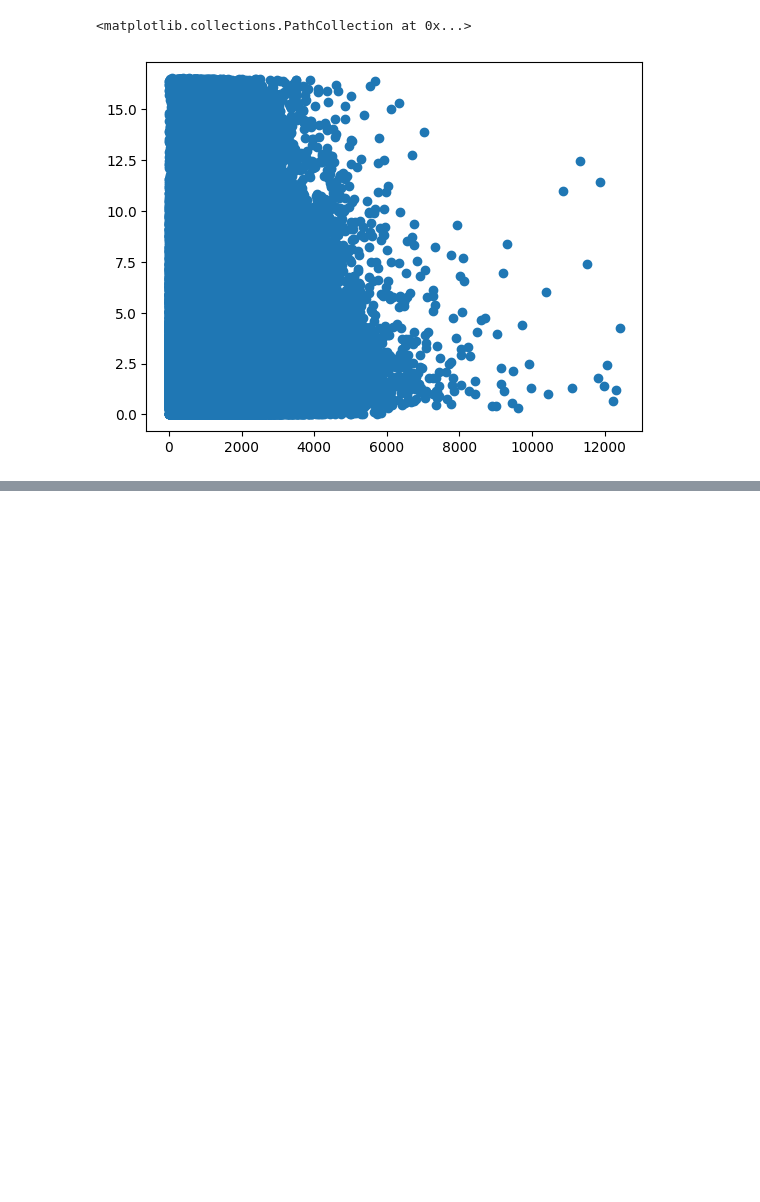
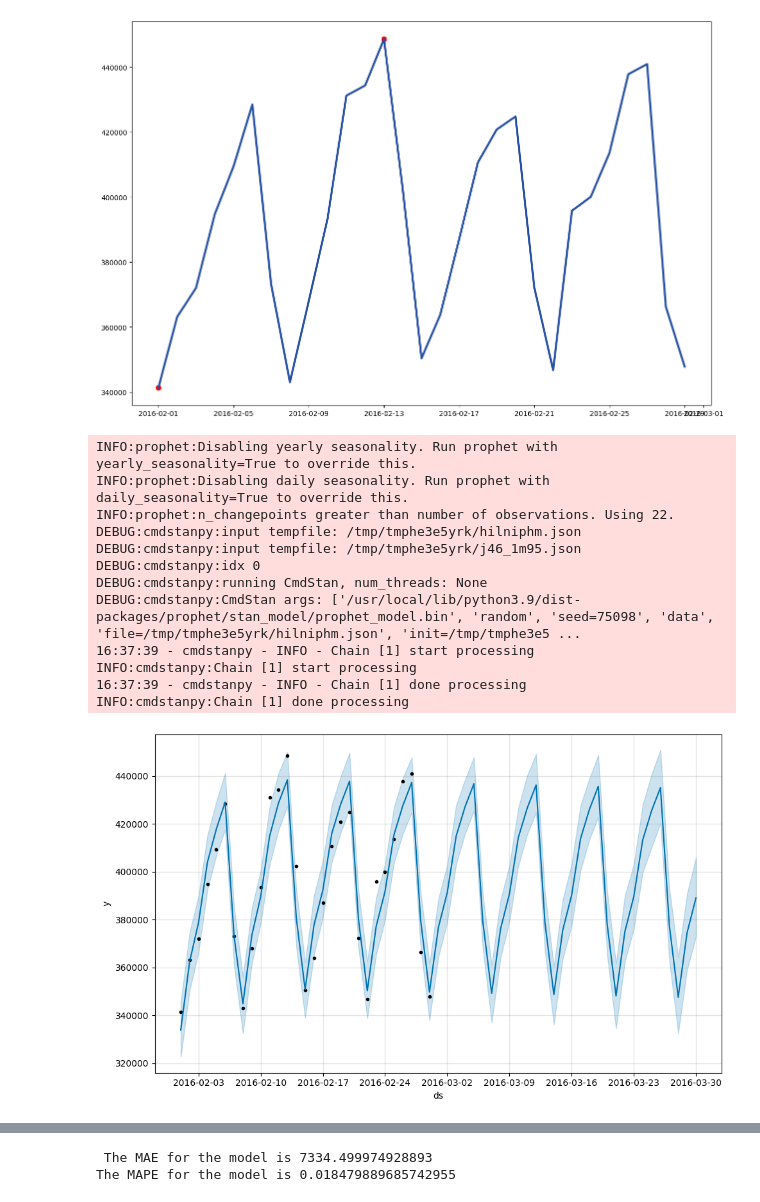
Before and after one commit to Pavionio/Fear_and_Hate_in_Taxi, a Jupyter notebook: anomaly_function.ipynb, the cells around one changed output, grey strips where cells are left out. Drawn from its saved outputs; the diff is of its cells as text; code cells hidden in the pictures; blank space fills up the shorter version.

```diff
--- a/anomaly_function.ipynb
+++ b/anomaly_function.ipynb
@@ -52,6 +52,6 @@ weather = pd.read_csv('/content/gdrive/MyDrive/intensive/Project/nyc_2016_weathe
 # %%
 !unzip -q /content/gdrive/My\ Drive/intensive/Project/trips_2015-2016.zip
 # %%
-trip_duration = pd.read_csv('/content/yellow_tripdata_2015-01.csv')
+trip_duration = pd.read_csv('/content/yellow_tripdata_2016-03.csv')
 # %%
 trip_duration
@@ -144,11 +130,11 @@ def show_geo_map(data : pd.DataFrame) -> None :
 def iso_forest_trip_count_anomalies(data : pd.DataFrame) -> None :
 
 
-    data = data.sort_values(by=['pickup_datetime']).copy()
+    data = data.sort_values(by=['pickup_datetime'])
     cols = data.columns
     data['ds'] = pd.to_datetime(data['pickup_datetime'].str.slice(stop=10))
     duration = data.groupby('ds',as_index=False).count()
-    duration.rename(columns={cols[-2]: "y"},inplace=True)
+    duration.rename(columns={cols[1]: "y"},inplace=True)
     duration = duration[['ds','y']]
     model = IsolationForest(n_estimators=150, max_samples='auto', contamination=float(0.05), max_features=1.0)
 
@@ -236,12 +222,12 @@ def get_distance(p1, p2):
 # %%
 def prophet_trip_count_anomalies(data : pd.DataFrame, num_of_periods : int ) -> None :
 
-        data = data.sort_values(by=['pickup_datetime']).copy()
+        data = data.sort_values(by=['pickup_datetime'])
         cols = data.columns
         data['ds'] = pd.to_datetime(data['pickup_datetime'].str.slice(stop=10))
 
         duration = data.groupby('ds',as_index=False).count()
-        duration.rename(columns={cols[-2]: "y"},inplace=True)
+        duration.rename(columns={cols[1]: "y"},inplace=True)
         duration = duration[['ds','y']]
 
         m = Prophet()
@@ -271,8 +257,8 @@ def prophet_trip_count_anomalies(data : pd.DataFrame, num_of_periods : int ) ->
 
         fig = plt.figure(figsize=(15,10))
 
-        sns.scatterplot(x='ds', y='y', data=performance, hue='anomaly',label='Аномалии')
-        sns.lineplot(x='ds', y='yhat', data=performance, color='black',label='Количество поездок')
+        sns.scatterplot(x='ds', y='y', data=performance, hue='anomaly',linewidth = 0.001).set(title='Количество поездок',ylabel='Количество поездок',xlabel='Дата')
+        sns.lineplot(x='ds', y='yhat', data=performance, color='black',linewidth = 2)
 # %%
 def Catch_Anomalies(data : pd.DataFrame, search_geo_anomalies=True, show_small_geo_map=True, search_count_anomalies_by_iso=True,\
                     search_count_anomalies_by_prophet=True, num_of_periods=30, search_nlo_anomalies=True,search_parameter_anomalies=True):
@@ -327,5 +334,0 @@ trip_duration.sort_values(by=['distance']).tail(20)
-# %%
-plt.scatter(td[:len(ds)],ds)
-# %% [output]
-<matplotlib.collections.PathCollection at 0x...>
-[figure, removed]
@@ -342,0 +335,17 @@ sns.displot(trip_duration.avg_speed[(trip_duration.avg_speed > mask[0]) & (trip_
+# %%
+Catch_Anomalies(trip_duration,search_geo_anomalies=False, show_small_geo_map=False)
+# %% [output]
+[figure, added]
+INFO:prophet:Disabling yearly seasonality. Run prophet with yearly_seasonality=True to override this.
+INFO:prophet:Disabling daily seasonality. Run prophet with daily_seasonality=True to override this.
+INFO:prophet:n_changepoints greater than number of observations. Using 22.
+DEBUG:cmdstanpy:input tempfile: /tmp/tmphe3e5yrk/hilniphm.json
+DEBUG:cmdstanpy:input tempfile: /tmp/tmphe3e5yrk/j46_1m95.json
+DEBUG:cmdstanpy:idx 0
+DEBUG:cmdstanpy:running CmdStan, num_threads: None
+DEBUG:cmdstanpy:CmdStan args: ['/usr/local/lib/python3.9/dist-packages/prophet/stan_model/prophet_model.bin', 'random', 'seed=75098', 'data', 'file=/tmp/tmphe3e5yrk/hilniphm.json', 'init=/tmp/tmphe3e5 ...
+16:37:39 - cmdstanpy - INFO - Chain [1] start processing
+INFO:cmdstanpy:Chain [1] start processing
+16:37:39 - cmdstanpy - INFO - Chain [1] done processing
+INFO:cmdstanpy:Chain [1] done processing
+[figure, added]
@@ -342,0 +353,2 @@ sns.displot(trip_duration.avg_speed[(trip_duration.avg_speed > mask[0]) & (trip_
+ The MAE for the model is 7334.499974928893
+The MAPE for the model is 0.018479889685742955
```
Also changed, not shown: parts of 9 cells of this notebook.
